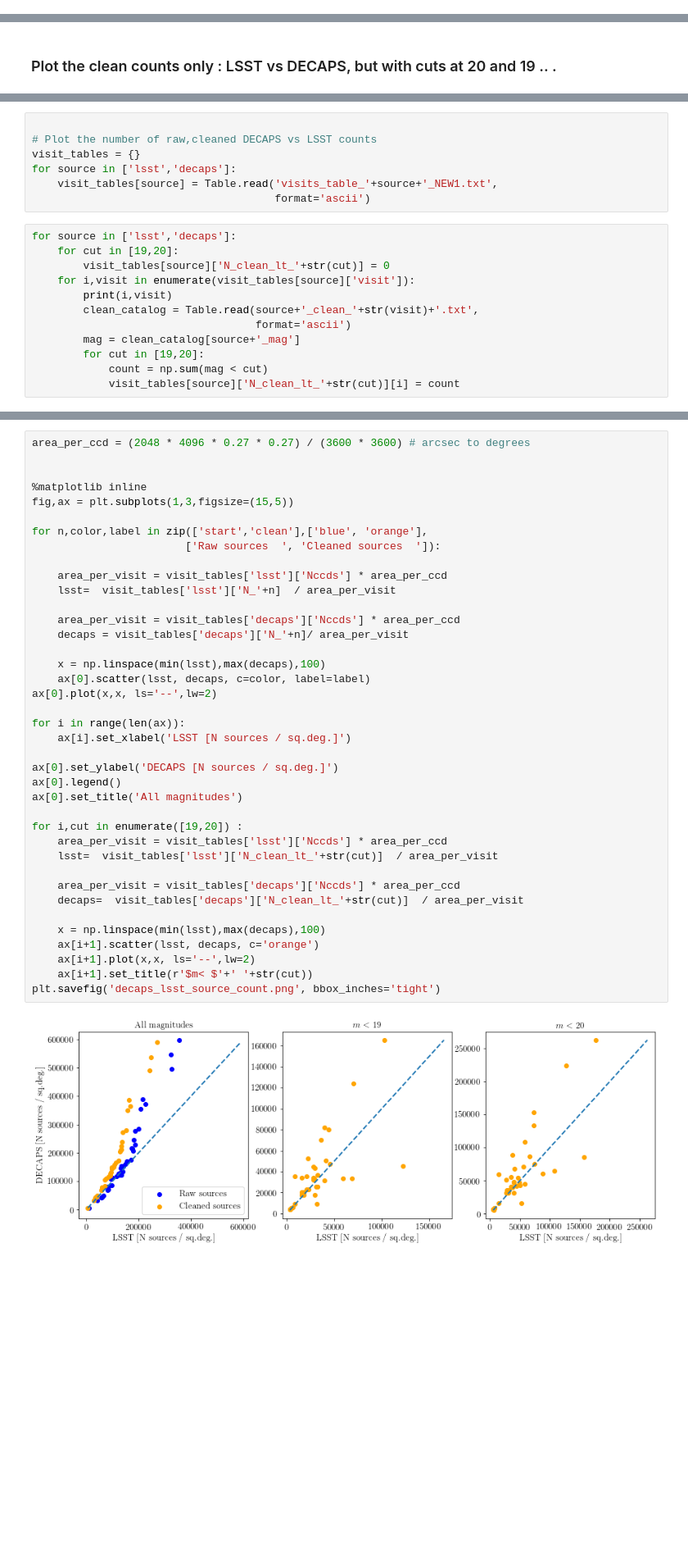
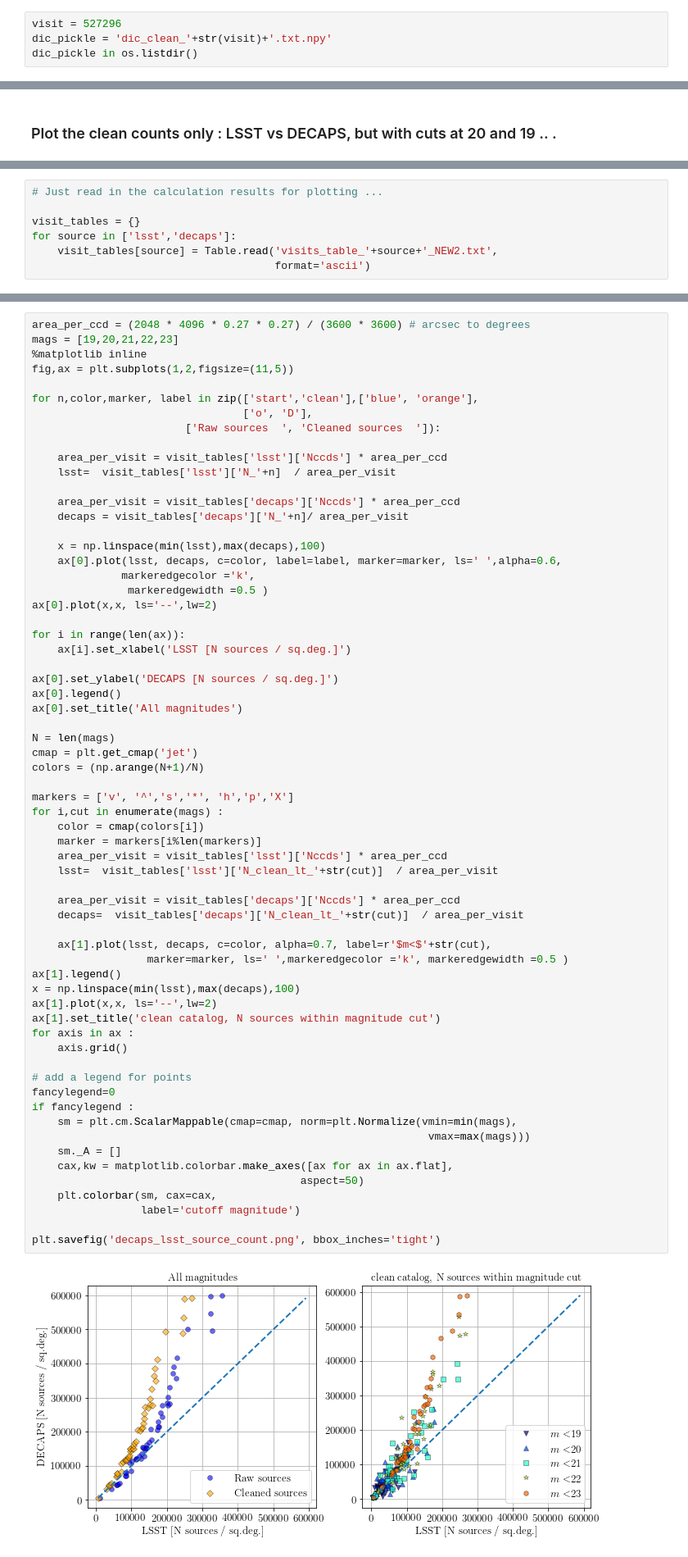
Before and after one commit to suberlak/crowded_fields, a Jupyter notebook: code/N1_decaps_lsst_crossmatch.ipynb, the cells around one changed output, grey strips where cells are left out. Shown at 82% size. Saved outputs shown, nothing was run; the diff lists cells and outputs as text; blank space fills up the shorter version.

```diff
--- a/code/N1_decaps_lsst_crossmatch.ipynb
+++ b/code/N1_decaps_lsst_crossmatch.ipynb
@@ -101,0 +136,4 @@ Run the loop below only once ...
+# %%
+visit = 527296
+dic_pickle = 'dic_clean_'+str(visit)+'.txt.npy'
+dic_pickle in os.listdir()
@@ -362,19 +493,7 @@ Saved the LaTeX visit info summary for  decaps  in  visits_table_decaps_NEW1_lat
 # %%
+# Just read in the calculation results for plotting ...
 
-# Plot the number of raw,cleaned DECAPS vs LSST counts
 visit_tables = {}
 for source in ['lsst','decaps']:
-    visit_tables[source] = Table.read('visits_table_'+source+'_NEW1.txt',
+    visit_tables[source] = Table.read('visits_table_'+source+'_NEW2.txt',
                                       format='ascii')
-# %%
-for source in ['lsst','decaps']:
-    for cut in [19,20]:
-        visit_tables[source]['N_clean_lt_'+str(cut)] = 0
-    for i,visit in enumerate(visit_tables[source]['visit']):
-        print(i,visit)
-        clean_catalog = Table.read(source+'_clean_'+str(visit)+'.txt',
-                                   format='ascii')
-        mag = clean_catalog[source+'_mag']
-        for cut in [19,20]:
-            count = np.sum(mag < cut)
-            visit_tables[source]['N_clean_lt_'+str(cut)][i] = count
@@ -403,41 +500,66 @@ for source in ['lsst','decaps']:
 # %%
 area_per_ccd = (2048 * 4096 * 0.27 * 0.27) / (3600 * 3600) # arcsec to degrees
+mags = [19,20,21,22,23]
+%matplotlib inline
+fig,ax = plt.subplots(1,2,figsize=(11,5))
 
-
-%matplotlib inline
-fig,ax = plt.subplots(1,3,figsize=(15,5))
-
-for n,color,label in zip(['start','clean'],['blue', 'orange'],
+for n,color,marker, label in zip(['start','clean'],['blue', 'orange'],
+                                 ['o', 'D'],
                         ['Raw sources  ', 'Cleaned sources  ']):
 
     area_per_visit = visit_tables['lsst']['Nccds'] * area_per_ccd
     lsst=  visit_tables['lsst']['N_'+n]  / area_per_visit
 
     area_per_visit = visit_tables['decaps']['Nccds'] * area_per_ccd
     decaps = visit_tables['decaps']['N_'+n]/ area_per_visit
 
     x = np.linspace(min(lsst),max(decaps),100)
-    ax[0].scatter(lsst, decaps, c=color, label=label)
+    ax[0].plot(lsst, decaps, c=color, label=label, marker=marker, ls=' ',alpha=0.6,
+              markeredgecolor ='k',
+               markeredgewidth =0.5 )
 ax[0].plot(x,x, ls='--',lw=2)
 
 for i in range(len(ax)):
     ax[i].set_xlabel('LSST [N sources / sq.deg.]')
 
 ax[0].set_ylabel('DECAPS [N sources / sq.deg.]')
 ax[0].legend()
 ax[0].set_title('All magnitudes')
 
-for i,cut in enumerate([19,20]) :
+N = len(mags)
+cmap = plt.get_cmap('jet')
+colors = (np.arange(N+1)/N)
+
+markers = ['v', '^','s','*', 'h','p','X']
+for i,cut in enumerate(mags) :
+    color = cmap(colors[i])
+    marker = markers[i%len(markers)]
     area_per_visit = visit_tables['lsst']['Nccds'] * area_per_ccd
     lsst=  visit_tables['lsst']['N_clean_lt_'+str(cut)]  / area_per_visit
 
     area_per_visit = visit_tables['decaps']['Nccds'] * area_per_ccd
     decaps=  visit_tables['decaps']['N_clean_lt_'+str(cut)]  / area_per_visit
 
-    x = np.linspace(min(lsst),max(decaps),100)
-    ax[i+1].scatter(lsst, decaps, c='orange')
-    ax[i+1].plot(x,x, ls='--',lw=2)
-    ax[i+1].set_title(r'$m< $'+' '+str(cut))
+    ax[1].plot(lsst, decaps, c=color, alpha=0.7, label=r'$m<$'+str(cut),
+                  marker=marker, ls=' ',markeredgecolor ='k', markeredgewidth =0.5 )
+ax[1].legend()
+x = np.linspace(min(lsst),max(decaps),100)
+ax[1].plot(x,x, ls='--',lw=2)
+ax[1].set_title('clean catalog, N sources within magnitude cut')
+for axis in ax :
+    axis.grid()
+
+# add a legend for points
+fancylegend=0
+if fancylegend :
+    sm = plt.cm.ScalarMappable(cmap=cmap, norm=plt.Normalize(vmin=min(mags),
+                                                              vmax=max(mags)))
+    sm._A = []
+    cax,kw = matplotlib.colorbar.make_axes([ax for ax in ax.flat],
+                                          aspect=50)
+    plt.colorbar(sm, cax=cax,
+                 label='cutoff magnitude')
+
 plt.savefig('decaps_lsst_source_count.png', bbox_inches='tight')
 # %% [output]
-[figure, old version]
+[figure, new version]
```
Also changed, not shown: parts of 52 cells of this notebook, 2 other files.
